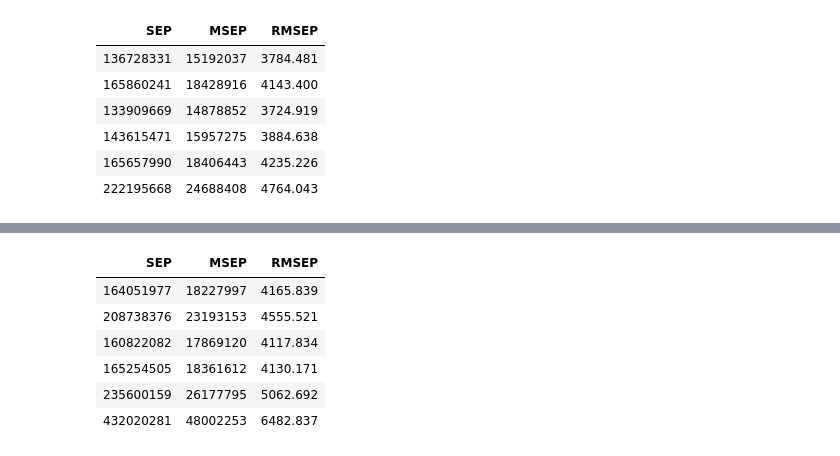
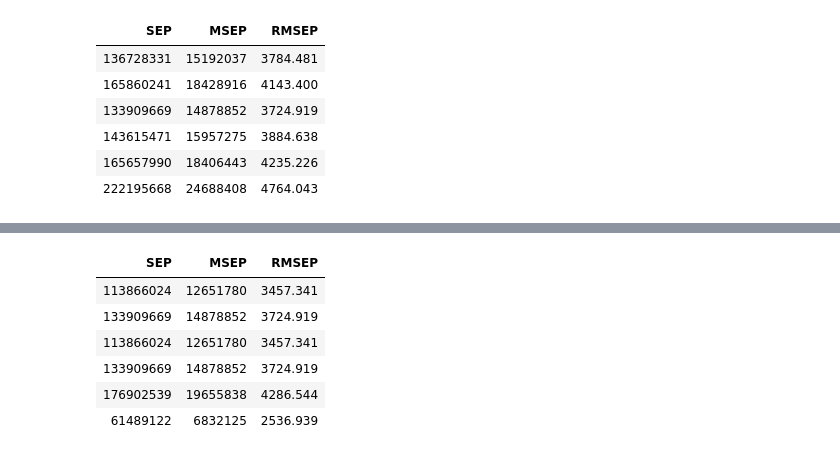
Before and after one commit to HenningAthor/SV_Crimes, a Jupyter notebook: Max/CrossValidation of Models.ipynb, the cells around one changed output, grey strips where cells are left out. Saved outputs shown, nothing was run; the diff lists cells and outputs as text; code cells hidden in the pictures.

```diff
--- a/Max/CrossValidation of Models.ipynb
+++ b/Max/CrossValidation of Models.ipynb
@@ -343,0 +321,5 @@ eval(100, 9, 5, crimes, c(
+# %%
+crimes$population = crimes$area * crimes$density
+crimes$urban = crimes$population > 50000
+
+crimes
@@ -344,21 +344,17 @@ eval(100, 9, 5, crimes, c(
 # %%
-#Verfeinerung Zusammenhänge
 eval(100, 9, 5, crimes, c(
-    #area:density + polpc:area
-    as.formula("crimes ~ region + area + I(sqrt(density)) + I(sqrt(pctmin)) + polpc + I(polpc^2) + I(log(prbarr)) + prbpris + I(prbpris^2) + I(sqrt(wcon)) + I(log(wfir)) + I(sqrt(wser)) + wtrd + I(wtrd^2) + area:density + polpc:area"),
-    as.formula("crimes ~ area + I(sqrt(density)) + I(sqrt(pctmin))+ I(prbpris^2) + I(sqrt(wser)) + wtrd + I(wtrd^2) + area:density + polpc:area"),
-    #area:density
-    as.formula("crimes ~ region + area + I(sqrt(density)) + I(sqrt(pctmin)) + polpc + I(polpc^2) + I(log(prbarr)) + prbpris + I(prbpris^2) + I(sqrt(wcon)) + I(log(wfir)) + I(sqrt(wser)) + wtrd + I(wtrd^2) + area:density"),
-    as.formula("crimes ~ area + I(sqrt(density)) + I(sqrt(pctmin))+ I(prbpris^2) + I(sqrt(wser)) + wtrd + I(wtrd^2) + area:density"),
-    #polpc:area
-    as.formula("crimes ~ region + area + I(sqrt(density)) + I(sqrt(pctmin)) + polpc + I(polpc^2) + I(log(prbarr)) + prbpris + I(prbpris^2) + I(sqrt(wcon)) + I(log(wfir)) + I(sqrt(wser)) + wtrd + I(wtrd^2) + polpc:area"),
-    as.formula("crimes ~ area + I(sqrt(density)) + I(sqrt(pctmin))+ I(prbpris^2) + I(sqrt(wser)) + wtrd + I(wtrd^2) + polpc:area")
+    as.formula("crimes ~ I(prbpris^2) + I(sqrt(density)) + I(sqrt(wser)) + wtrd + I(wtrd^2) + area + polpc:area + area:density"),
+    as.formula("crimes ~ region + area + I(sqrt(density)) + I(sqrt(pctmin)) + polpc + I(polpc^2) + I(log(prbarr)) + I(sqrt(wcon)) + wtrd + I(wtrd^2) + area:density"),
+    as.formula("crimes ~ I(prbpris^2) + I(sqrt(density)) + I(sqrt(wser)) + wtrd + I(wtrd^2) + area + polpc:area + population"),
+    as.formula("crimes ~ region + area + I(sqrt(density)) + I(sqrt(pctmin)) + polpc + I(polpc^2) + I(log(prbarr)) + I(sqrt(wcon)) + wtrd + I(wtrd^2) + population"),
+    as.formula("crimes ~ I(prbpris^2) + I(sqrt(density)) + I(sqrt(wser)) + wtrd + I(wtrd^2) + area + polpc:area + area:density + urban"),
+    as.formula("crimes ~ region + area + I(sqrt(density)) + I(sqrt(pctmin)) + polpc + I(polpc^2) + I(log(prbarr)) + I(sqrt(wcon)) + wtrd + I(wtrd^2) + area:density + urban")
 ))
 # %% [output]
 | SEP | MSEP | RMSEP |
-| 164051977 | 18227997 | 4165.839 |
-| 208738376 | 23193153 | 4555.521 |
-| 160822082 | 17869120 | 4117.834 |
-| 165254505 | 18361612 | 4130.171 |
-| 235600159 | 26177795 | 5062.692 |
-| 432020281 | 48002253 | 6482.837 |
+| 113866024 | 12651780 | 3457.341 |
+| 133909669 | 14878852 | 3724.919 |
+| 113866024 | 12651780 | 3457.341 |
+| 133909669 | 14878852 | 3724.919 |
+| 176902539 | 19655838 | 4286.544 |
+| 61489122 | 6832125 | 2536.939 |
```
Also changed, not shown: parts of 6 cells of this notebook.
